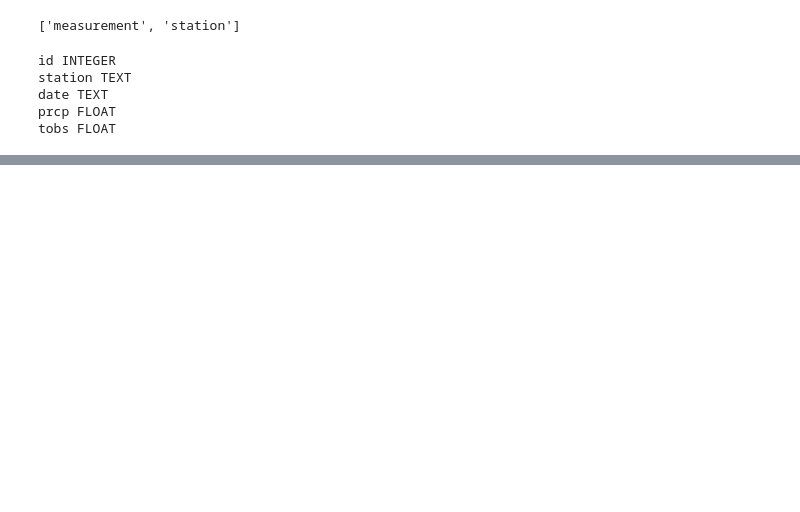
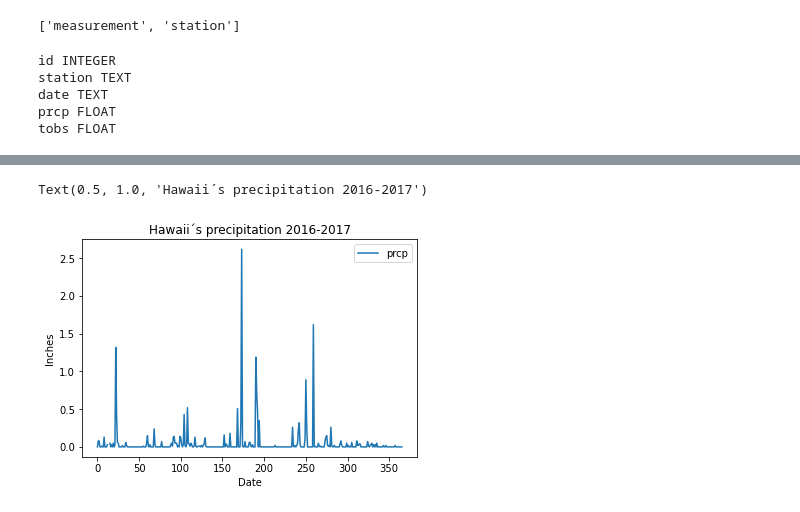
Before and after one commit to roberto-g-v/sqlalchemy-challenge, a Jupyter notebook: SQLAlchemy.ipynb, the cells around one changed output, grey strips where cells are left out. Saved outputs shown, nothing was run; the diff lists cells and outputs as text; code cells hidden in the pictures; blank space fills up the shorter version.

```diff
--- a/SQLAlchemy.ipynb
+++ b/SQLAlchemy.ipynb
@@ -26,3 +35,6 @@ Base.classes.keys()
 # Saver into variable
 measurement = Base.classes.measurement
 station = Base.classes.station
+
+# Create connection
+session = Session(engine)
@@ -72,7 +68,9 @@ engine.execute("SELECT date, prcp FROM measurement").fetchall()
 # %%
-# Load the query results into a Pandas DataFrame and set the index to the date column
-value_ = session.query(measurement.date, measurement.prcp).filter(measurement.date >= "2016-08-23").all()
-#         filter(measurement.date <= "2017-08-23")
-#         group_by(measurement.date).all()
-val_cal
+# Select only the date and prcp values.
+dates = session.query(Measurement.date, Measurement.prcp).filter(Measurement.date >= "2016-08-23").\
+        filter(Measurement.date <= "2017-08-23").\
+        group_by(Measurement.date).all()
+dates
+
+# group_by(Measurement.date).all()
 # %% [output]
@@ -79,0 +94,8 @@ TypeError: 'module' object is not callable
+# %%
+# Sort the DataFrame values by date
+dates_df = pd.DataFrame(dates, columns=['date','prcp'])
+
+dates_df.sort_values(by='date',ascending= True)
+dates_df.rename(columns={0:"Date",1:"Precipitation"},inplace =True)
+dates_df.set_index('date')
+dates_df
@@ -79,0 +116,9 @@ TypeError: 'module' object is not callable
+# %%
+# Plot the results using the DataFrame plot method.
+dates_df.plot()
+plt.xlabel('Date')
+plt.ylabel('Inches')
+plt.title('Hawaii´s precipitation 2016-2017')
+# %% [output]
+Text(0.5, 1.0, 'Hawaii´s precipitation 2016-2017')
+[figure, added]
```
Also changed, not shown: parts of 27 cells of this notebook, 13 other files.
